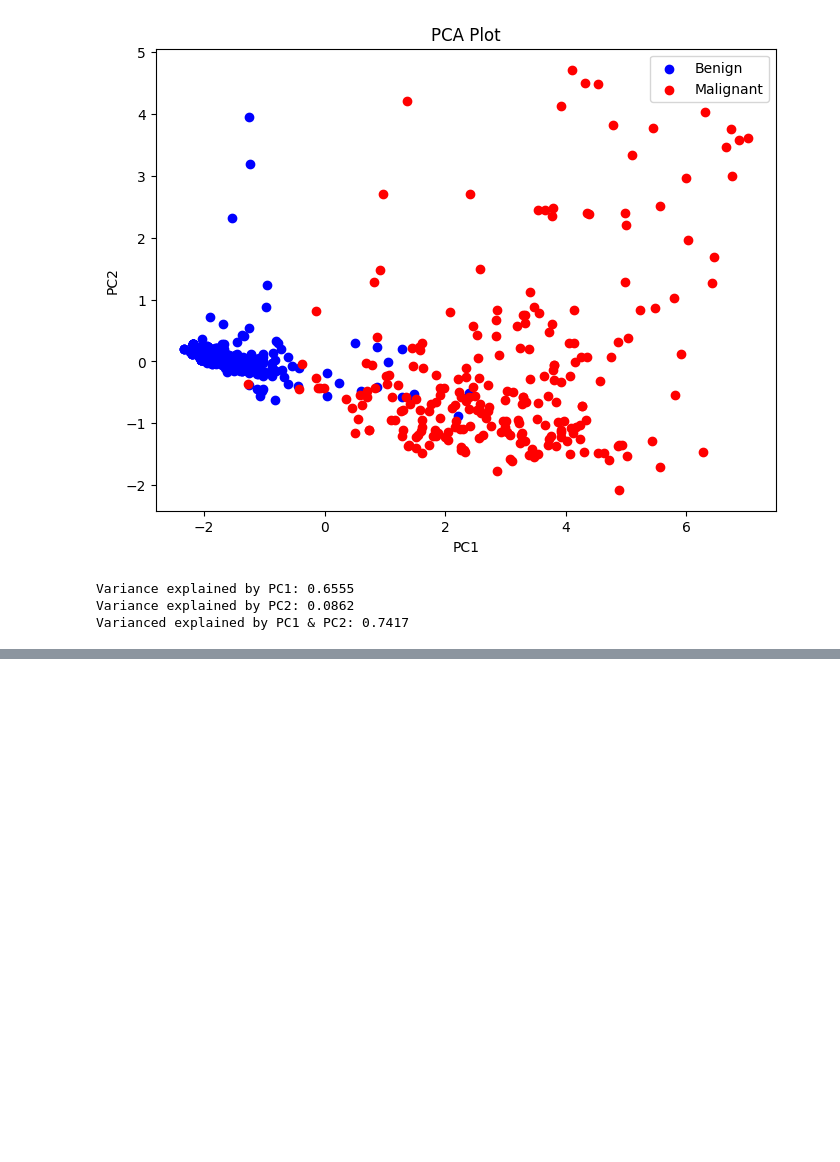
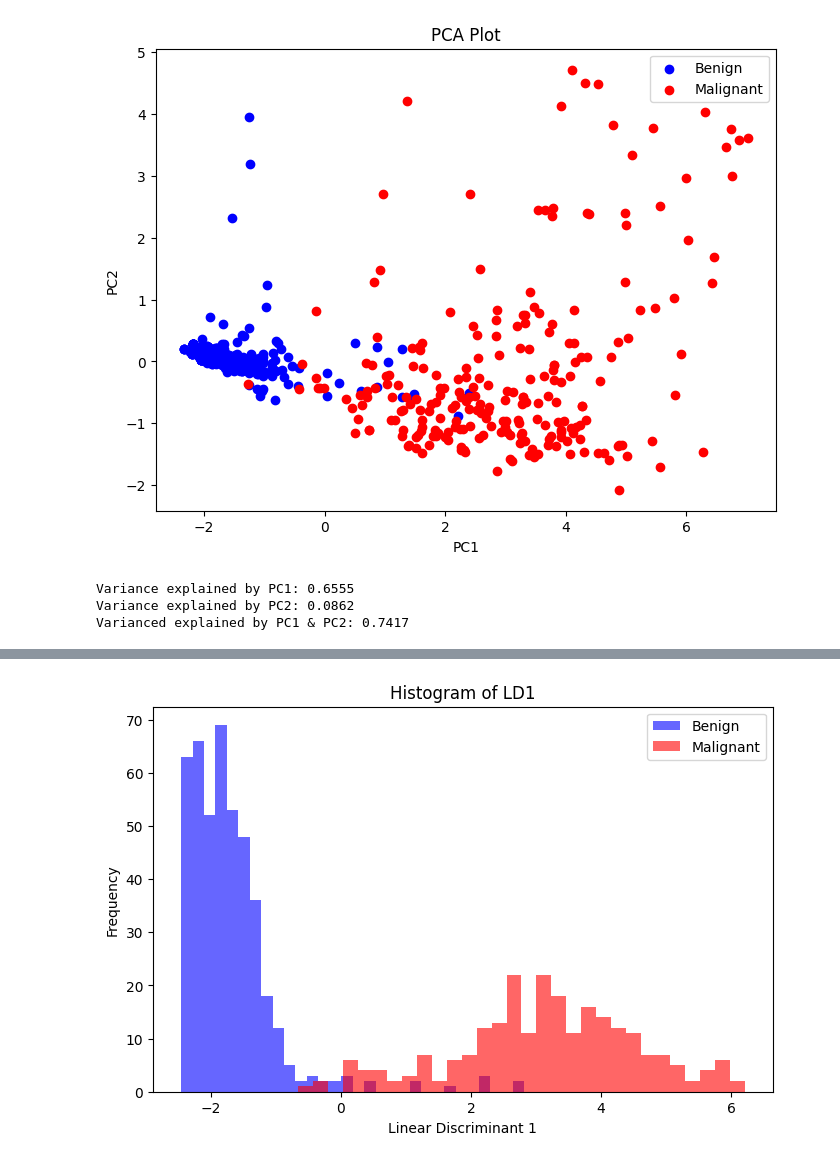
Before and after one commit to brodyanderson/MATH-6020-Project, a Jupyter notebook: BreastCancer.ipynb, the cells around one changed output, grey strips where cells are left out. Drawn from its saved outputs; the diff is of its cells as text; code cells hidden in the pictures; blank space fills up the shorter version.

```diff
--- a/BreastCancer.ipynb
+++ b/BreastCancer.ipynb
@@ -101,0 +212,11 @@ Varianced explained by PC1 & PC2: 0.7417
+# %%
+plt.figure(figsize=(8, 5))
+plt.hist(LD1_B, bins=30, alpha=0.6, label='Benign', color='blue')
+plt.hist(LD1_M, bins=30, alpha=0.6, label='Malignant', color='red')
+plt.title('Histogram of LD1')
+plt.xlabel('Linear Discriminant 1')
+plt.ylabel('Frequency')
+plt.legend()
+plt.show()
+# %% [output]
+[figure, added]
```
Also changed, not shown: parts of 5 cells of this notebook.
